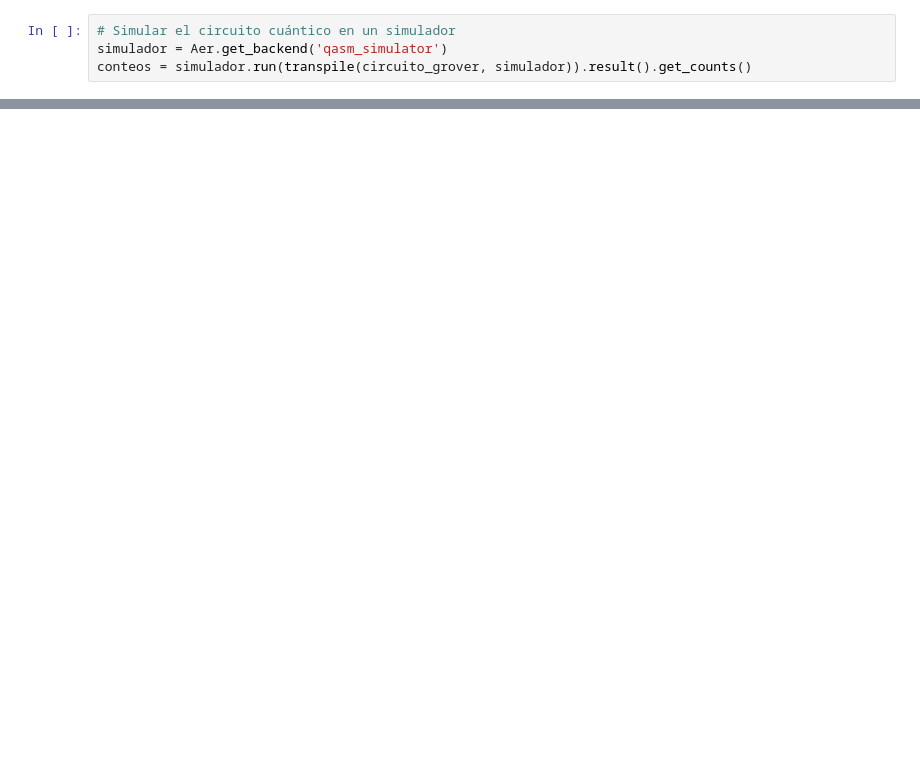
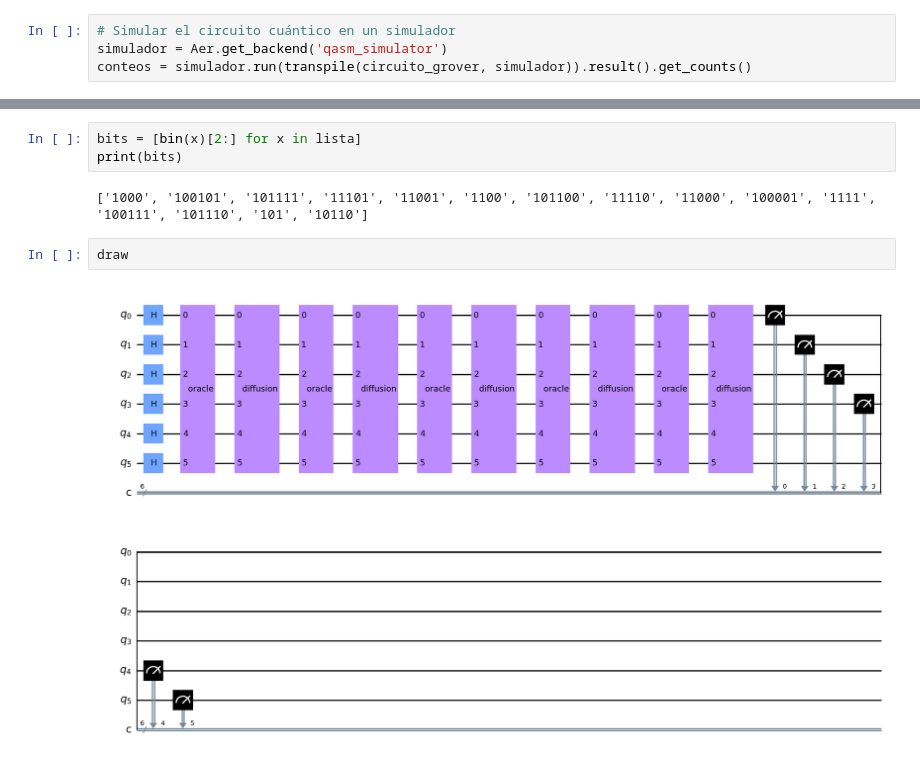
Before and after one commit to danielrawlins21/QuantumTesting, a Jupyter notebook: Grover-Mon.ipynb, the cells around one changed output, grey strips where cells are left out. Cells and saved outputs as stored; diff of their text form; blank space fills up the shorter version.

```diff
--- a/Grover-Mon.ipynb
+++ b/Grover-Mon.ipynb
@@ -83,0 +93,9 @@ Bits para 32: 100000
+# %%
+bits = [bin(x)[2:] for x in lista]
+print(bits)
+# %% [output]
+['1000', '100101', '101111', '11101', '11001', '1100', '101100', '11110', '11000', '100001', '1111', '100111', '101110', '101', '10110']
+# %%
+draw
+# %% [output]
+[figure, added]
```
Also changed, not shown: parts of 7 cells of this notebook, 3 other files.
